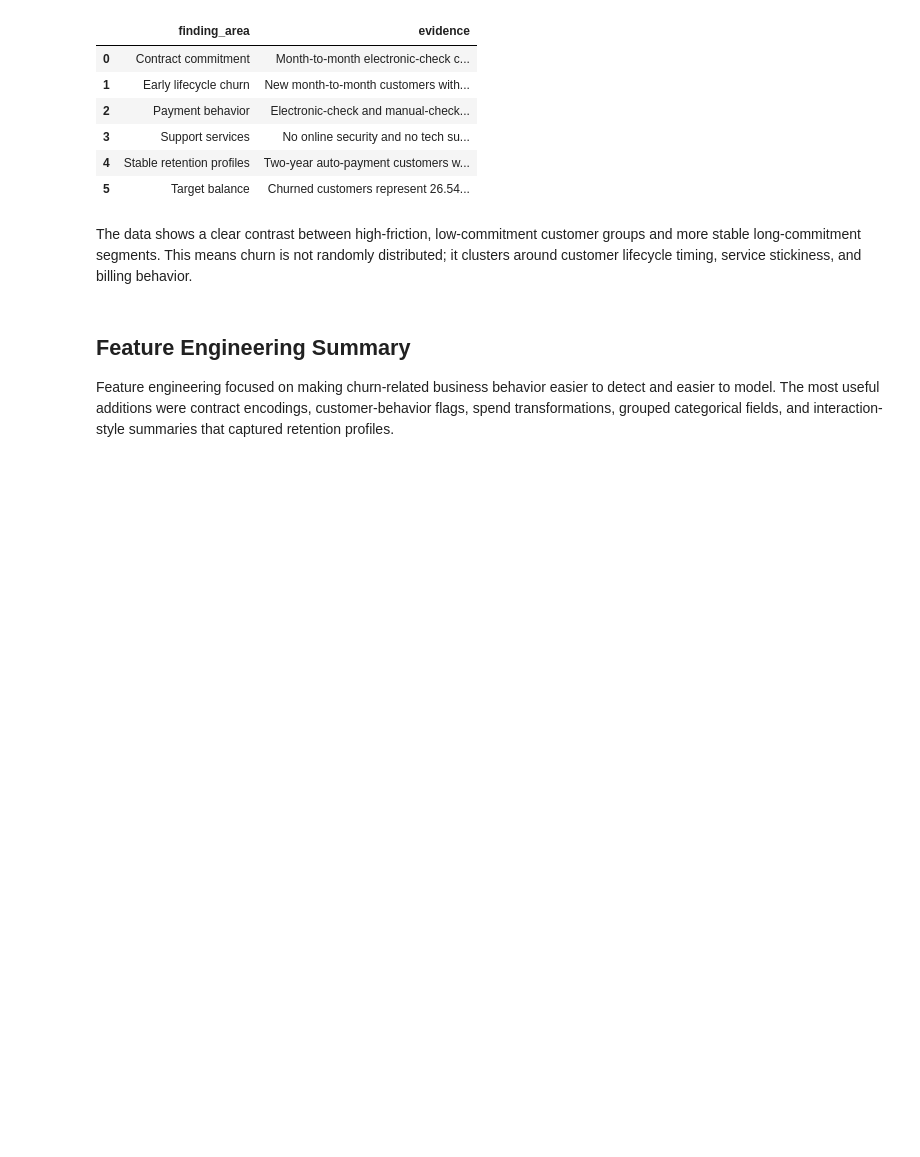
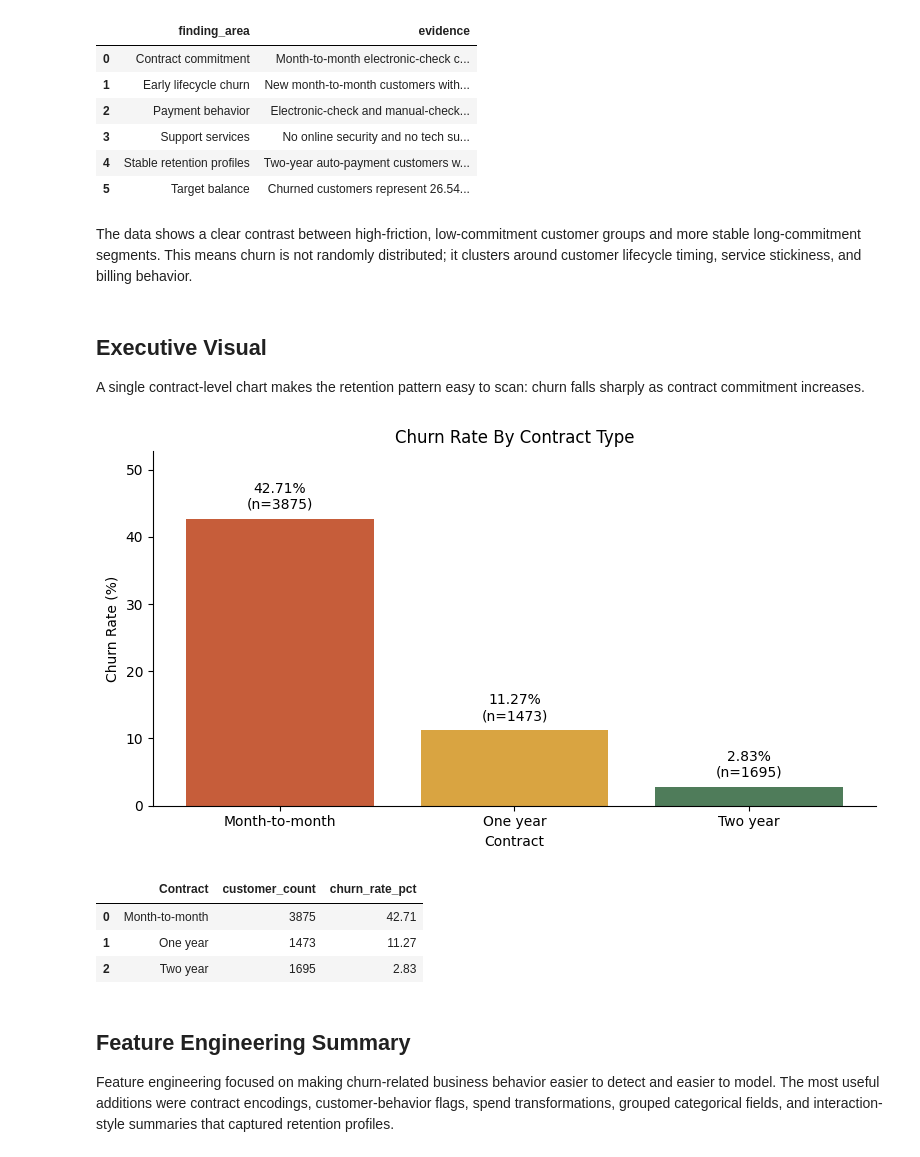
Before and after one commit to mmubashir95/Telco-Customer-Churn, a Jupyter notebook: notebooks/12_final_summary.ipynb, the cells around one changed output. Drawn from its saved outputs; the diff is of its cells as text; code cells hidden in the pictures; blank space fills up the shorter version.

Commit message:
improve final summary notebook presentation and handoff

```diff
--- a/notebooks/12_final_summary.ipynb
+++ b/notebooks/12_final_summary.ipynb
@@ -11,6 +11,7 @@ from pathlib import Path
 import json
 import sys
 
+import matplotlib.pyplot as plt
 import pandas as pd
 from sklearn.model_selection import train_test_split
 
@@ -108,6 +109,7 @@ if feature_selection_notebook_path.exists():
                 break
 
 pd.set_option("display.max_columns", 200)
+pd.set_option("display.max_colwidth", None)
 # %% [markdown]
 ## Project Goal
 
@@ -239,6 +241,50 @@ exploratory_findings_df
 | 5 | Target balance | Churned customers represent 26.54... |
 # %% [markdown]
 The data shows a clear contrast between high-friction, low-commitment customer groups and more stable long-commitment segments. This means churn is not randomly distributed; it clusters around customer lifecycle timing, service stickiness, and billing behavior.
+# %% [markdown]
+## Executive Visual
+
+A single contract-level chart makes the retention pattern easy to scan: churn falls sharply as contract commitment increases.
+# %%
+contract_churn_summary = (
+    df.groupby("Contract", dropna=False)["Churn_bin"]
+    .agg(["mean", "count"])
+    .reset_index()
+    .rename(columns={"mean": "churn_rate", "count": "customer_count"})
+)
+contract_churn_summary["churn_rate_pct"] = (contract_churn_summary["churn_rate"] * 100).round(2)
+contract_order = ["Month-to-month", "One year", "Two year"]
+contract_churn_summary["Contract"] = pd.Categorical(contract_churn_summary["Contract"], categories=contract_order, ordered=True)
+contract_churn_summary = contract_churn_summary.sort_values("Contract")
+
+fig, ax = plt.subplots(figsize=(8, 4.5))
+bars = ax.bar(contract_churn_summary["Contract"].astype(str), contract_churn_summary["churn_rate_pct"], color=["#c65d3a", "#d9a441", "#4f7c5a"])
+ax.set_title("Churn Rate By Contract Type")
+ax.set_xlabel("Contract")
+ax.set_ylabel("Churn Rate (%)")
+ax.set_ylim(0, contract_churn_summary["churn_rate_pct"].max() + 10)
+ax.spines[["top", "right"]].set_visible(False)
+
+for bar, churn_rate, customer_count in zip(bars, contract_churn_summary["churn_rate_pct"], contract_churn_summary["customer_count"]):
+    ax.text(
+        bar.get_x() + bar.get_width() / 2,
+        bar.get_height() + 1,
+        f"{churn_rate:.2f}%\n(n={int(customer_count)})",
+        ha="center",
+        va="bottom",
+        fontsize=10,
+    )
+
+plt.tight_layout()
+plt.show()
+
+contract_churn_summary[["Contract", "customer_count", "churn_rate_pct"]]
+# %% [output]
+[figure, added]
+|  | Contract | customer_count | churn_rate_pct |
+| 0 | Month-to-month | 3875 | 42.71 |
+| 1 | One year | 1473 | 11.27 |
+| 2 | Two year | 1695 | 2.83 |
 # %% [markdown]
 ## Feature Engineering Summary
 
```
Also changed, not shown: parts of 4 cells of this notebook.
